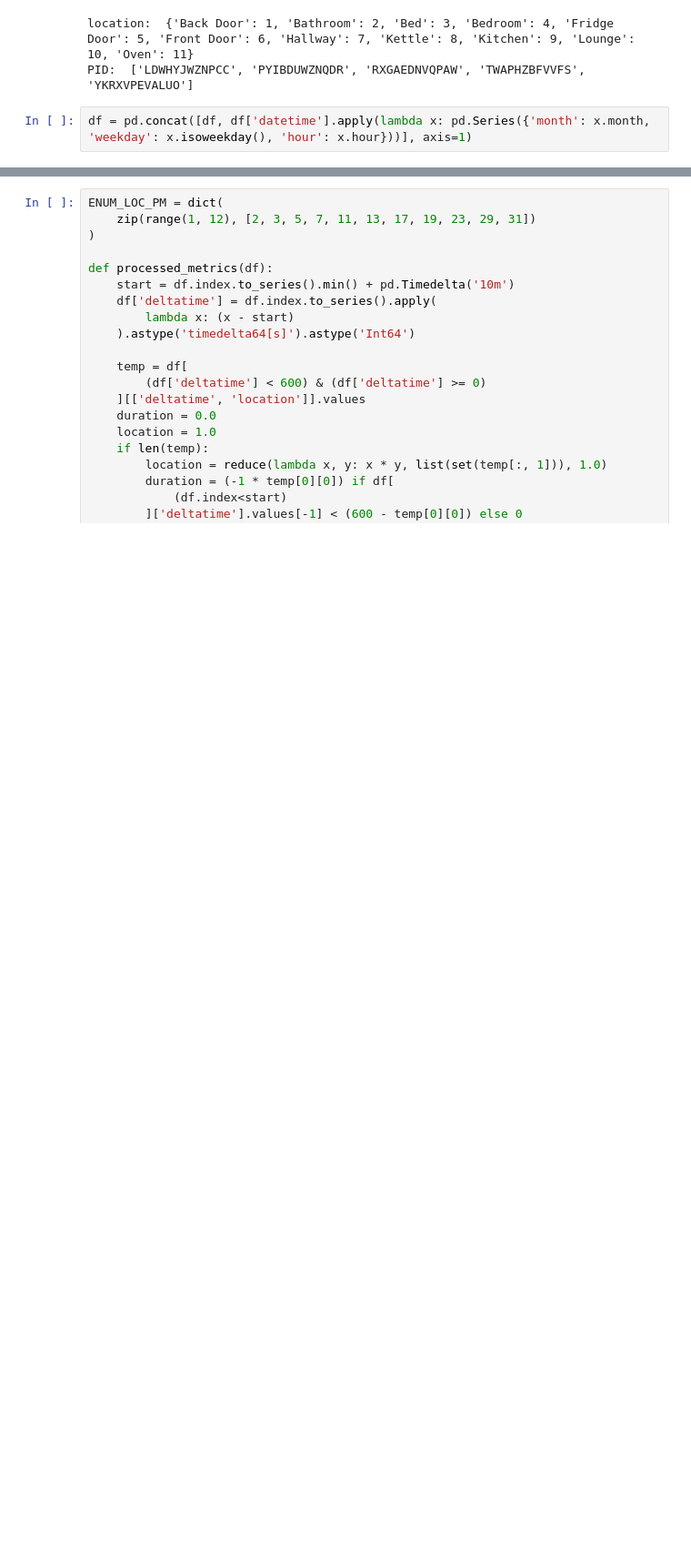
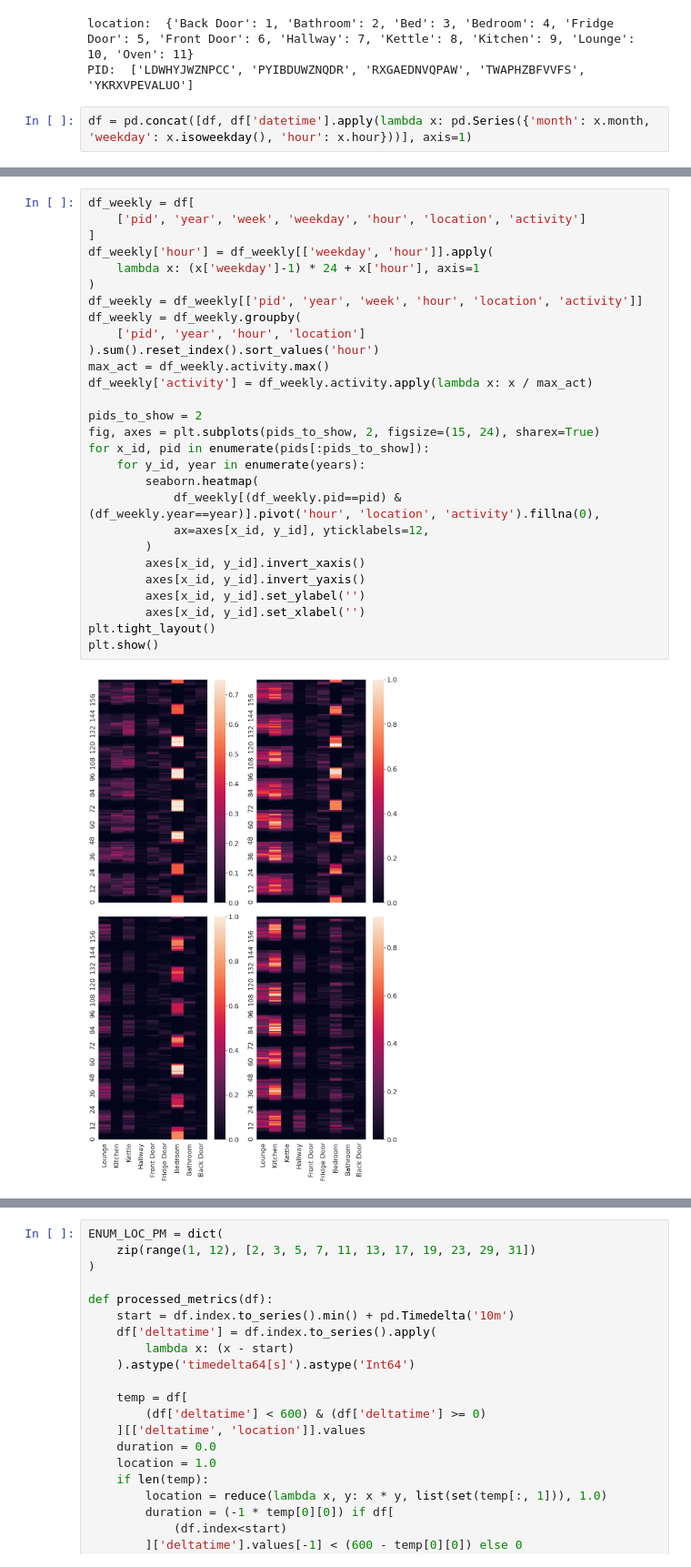
Before and after one commit to ferdianjovan/DRI_Environment, a Jupyter notebook: sensory_data.ipynb, the cells around one changed output, grey strips where cells are left out. Shown at 91% size. Saved outputs shown, nothing was run; the diff lists cells and outputs as text; blank space fills up the shorter version.

```diff
--- a/sensory_data.ipynb
+++ b/sensory_data.ipynb
@@ -177,0 +136,30 @@ plt.show()
+# %%
+df_weekly = df[
+    ['pid', 'year', 'week', 'weekday', 'hour', 'location', 'activity']
+]
+df_weekly['hour'] = df_weekly[['weekday', 'hour']].apply(
+    lambda x: (x['weekday']-1) * 24 + x['hour'], axis=1
+)
+df_weekly = df_weekly[['pid', 'year', 'week', 'hour', 'location', 'activity']]
+df_weekly = df_weekly.groupby(
+    ['pid', 'year', 'hour', 'location']
+).sum().reset_index().sort_values('hour')
+max_act = df_weekly.activity.max()
+df_weekly['activity'] = df_weekly.activity.apply(lambda x: x / max_act)
+
+pids_to_show = 2
+fig, axes = plt.subplots(pids_to_show, 2, figsize=(15, 24), sharex=True)
+for x_id, pid in enumerate(pids[:pids_to_show]):
+    for y_id, year in enumerate(years):
+        seaborn.heatmap(
+            df_weekly[(df_weekly.pid==pid) & (df_weekly.year==year)].pivot('hour', 'location', 'activity').fillna(0),
+            ax=axes[x_id, y_id], yticklabels=12,
+        )
+        axes[x_id, y_id].invert_xaxis()
+        axes[x_id, y_id].invert_yaxis()
+        axes[x_id, y_id].set_ylabel('')
+        axes[x_id, y_id].set_xlabel('')
+plt.tight_layout()
+plt.show()
+# %% [output]
+[figure, added]
```
Also changed, not shown: parts of 13 cells of this notebook.
